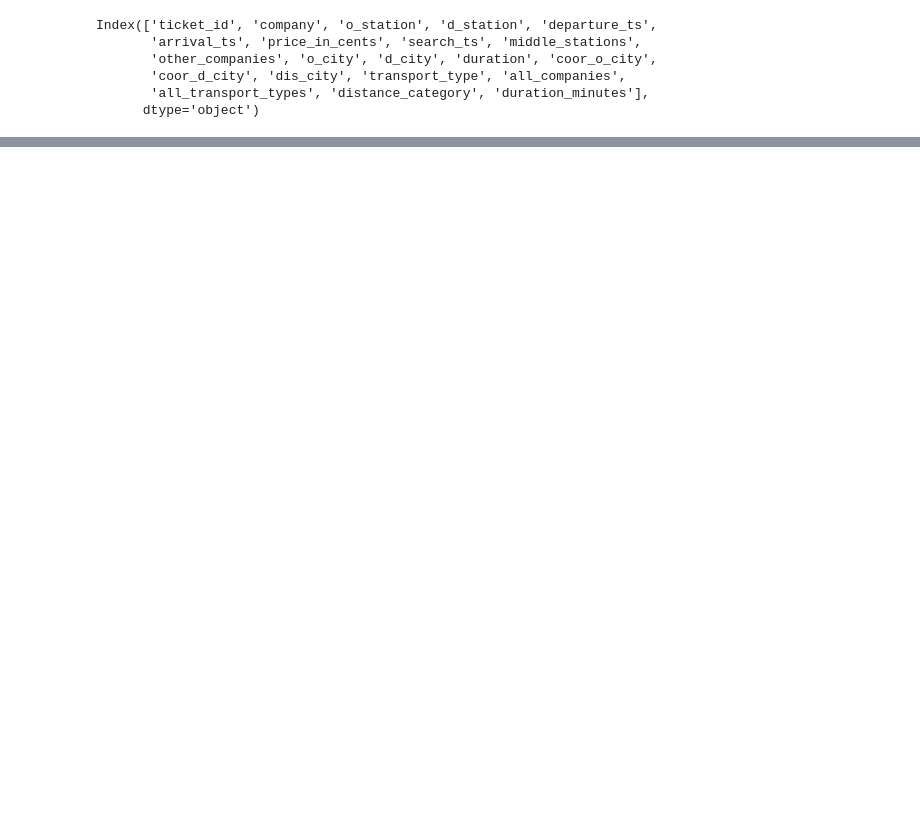
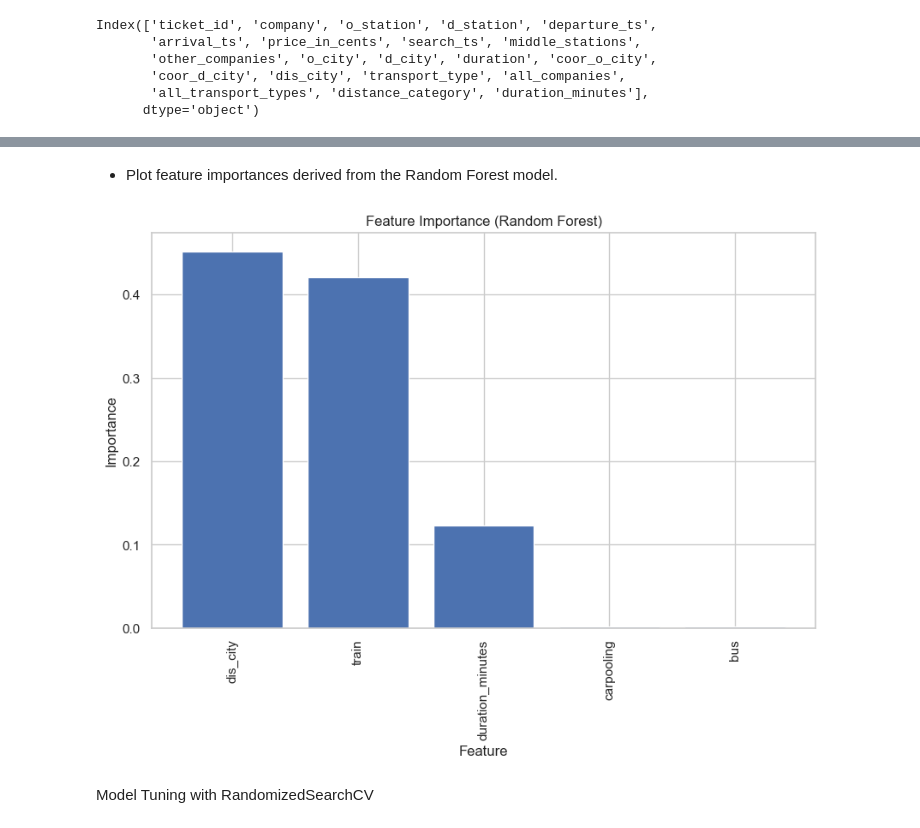
Before and after one commit to Amine5588/EDA_RandomForest, a Jupyter notebook: Test Technique.ipynb, the cells around one changed output, grey strips where cells are left out. Saved outputs shown, nothing was run; the diff lists cells and outputs as text; code cells hidden in the pictures; blank space fills up the shorter version.

```diff
--- a/Test Technique.ipynb
+++ b/Test Technique.ipynb
@@ -772,0 +787,13 @@ plt.show()
+# %%
+y = np.array(train_data['price_in_cents'])
+X = np.array(train_data.drop('price_in_cents', axis=1))
+
+X_train, X_test, y_train, y_test = train_test_split(X, y, test_size=0.33, random_state=42)
+# %%
+y_val = y_test.ravel()
+y_train = y_train.ravel()
+# %%
+scaler = StandardScaler()
+scaler.fit(X_train)
+x_train = scaler.transform(X_train)
+x_val = scaler.transform(X_test)
@@ -772,0 +874,22 @@ plt.show()
+# %% [markdown]
+- Plot feature importances derived from the Random Forest model.
+# %%
+# Extract feature importances from the trained model
+feature_importance = model_RF.feature_importances_
+feature_names = train_data.drop('price_in_cents', axis=1).columns
+
+# Sort feature importances in descending order
+sorted_indices = np.argsort(feature_importance)[::-1]
+
+# Plotting feature importances
+plt.figure(figsize=(10, 6))
+plt.bar(range(len(feature_importance)), feature_importance[sorted_indices], align='center')
+plt.xticks(range(len(feature_importance)), feature_names[sorted_indices], rotation=90)
+plt.xlabel('Feature')
+plt.ylabel('Importance')
+plt.title('Feature Importance (Random Forest)')
+plt.show()
+# %% [output]
+[figure, added]
+# %% [markdown]
+Model Tuning with RandomizedSearchCV
```
Also changed, not shown: parts of 48 cells of this notebook.
